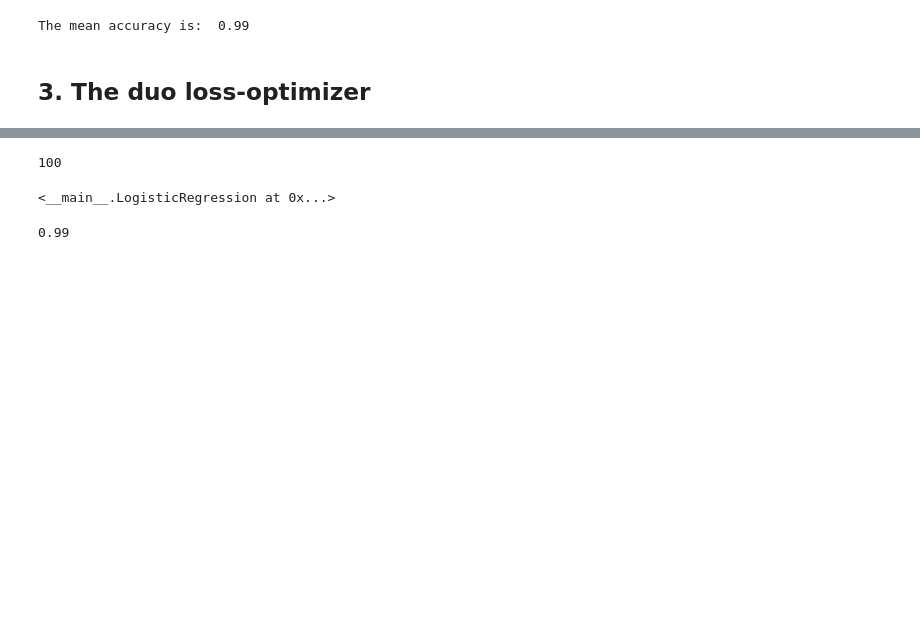
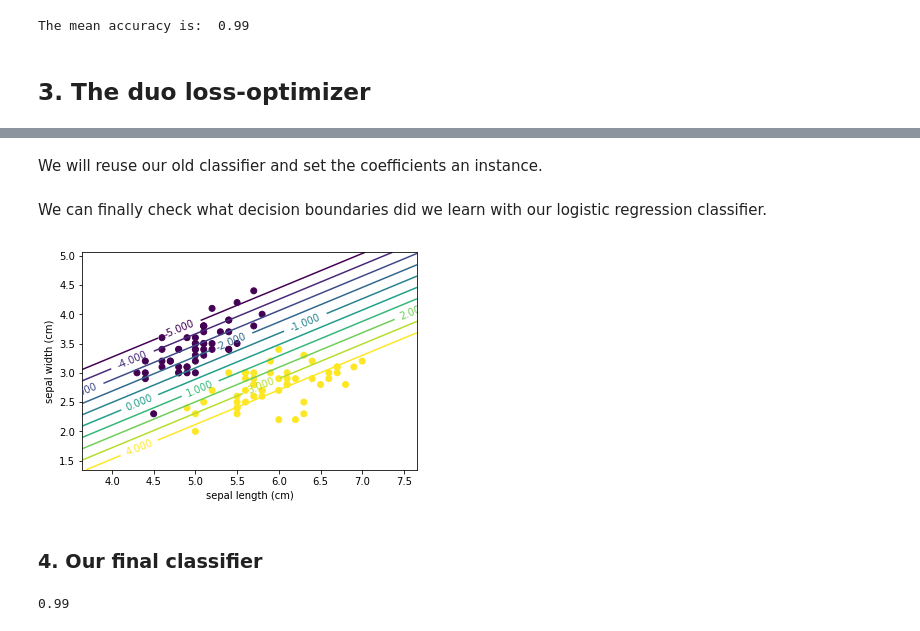
Before and after one commit to glemaitre/IBIOM-M2-deep-learning, a Jupyter notebook: 01_linear_classifier.ipynb, the cells around one changed output, grey strips where cells are left out. Drawn from its saved outputs; the diff is of its cells as text; code cells hidden in the pictures; blank space fills up the shorter version.

Commit message:
iter

```diff
--- a/01_linear_classifier.ipynb
+++ b/01_linear_classifier.ipynb
@@ -252,0 +305,19 @@ The learning phase is done through optimization: we try to minimize or maximize
+# %%
+def sgd_train(X, y, batch_size, max_iter, learning_rate):
+    X = np.hstack((X, np.ones(shape=(X.shape[0], 1))))
+    y = np.atleast_2d(y).T
+    # Initialize randomly the weights
+    coefs = np.random.rand(X.shape[1], 1)
+
+    it = 0
+    while it < max_iter:
+        # select a minibatch
+        idx = np.random.choice(np.arange(X.shape[0]),
+                               size=batch_size)
+        X_subset, y_subset = X[idx], y[idx]
+        # compute the gradient
+        dnll = grad_nll(X_subset, y_subset, coefs)
+        # update the parameter
+        coefs -= (learning_rate / X_subset.shape[0]) * dnll
+        it += 1
+    return coefs
@@ -253,2 +326,22 @@ The learning phase is done through optimization: we try to minimize or maximize
+# %%
+coefs = sgd_train(X, y, batch_size=20, max_iter=1000, learning_rate=0.1)
+# %% [markdown]
+We will reuse our old classifier and set the coefficients an instance.
+# %%
+clf = ManualLinearClassifier(decision_points)
+# %%
+clf.coefs_ = coefs[:2]
+clf.intercept_ = coefs[2]
+# %% [markdown]
+We can finally check what decision boundaries did we learn with our logistic regression classifier.
+# %%
+plt.scatter(X[:, 0], X[:, 1], c=y)
+plt.xlabel(iris.feature_names[0])
+plt.ylabel(iris.feature_names[1]);
+plot_2d_separator(clf, X, levels=np.arange(-5, 5, 1))
+# %% [output]
+[figure, added]
+# %% [markdown]
+### 4. Our final classifier
 # %%
 from sklearn.metrics import log_loss
@@ -333,12 +412,6 @@ class LogisticRegression:
         return np.mean(y == self.predict(X))
 # %%
 clf = LogisticRegression(learning_rate=0.1)
+clf.fit(X, y).score(X, y)
+# %% [output]
+0.99
-# %%
-clf.fit(X.values, y)
-# %% [output]
-100
-<__main__.LogisticRegression at 0x...>
-# %%
-clf.score(X, y)
-# %% [output]
-0.99
```
Also changed, not shown: parts of 24 cells of this notebook, 1 other file.
